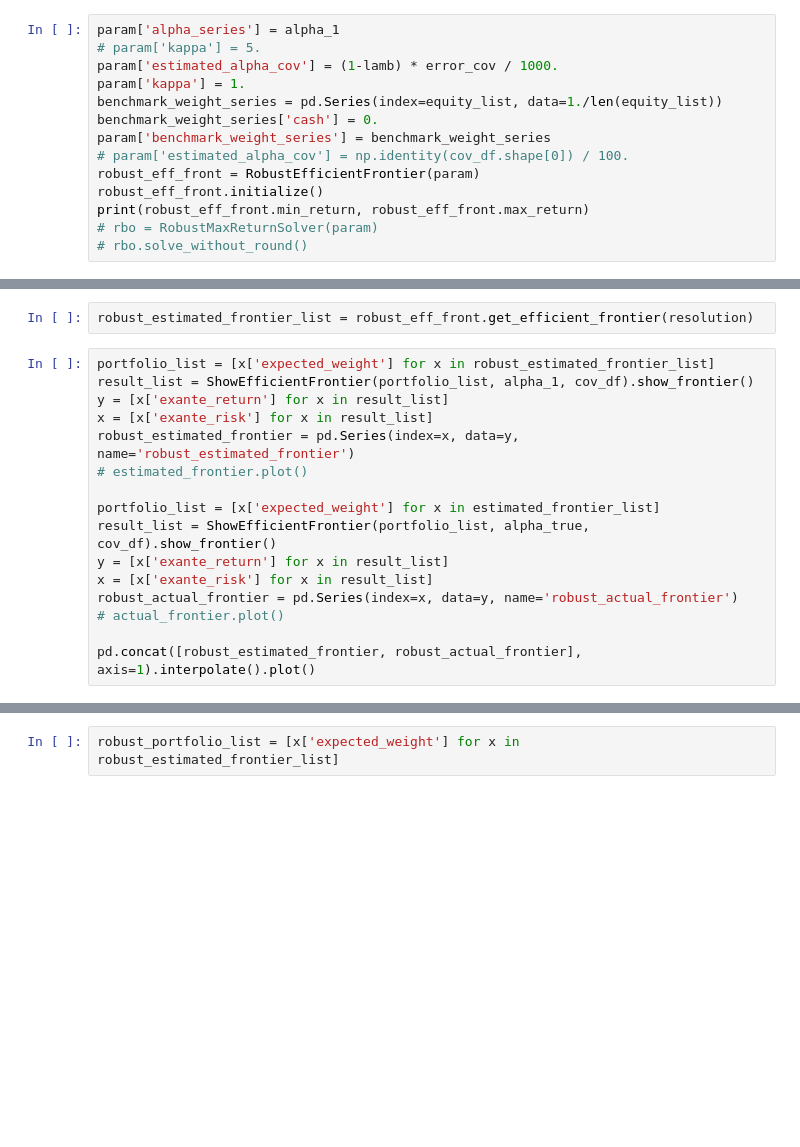
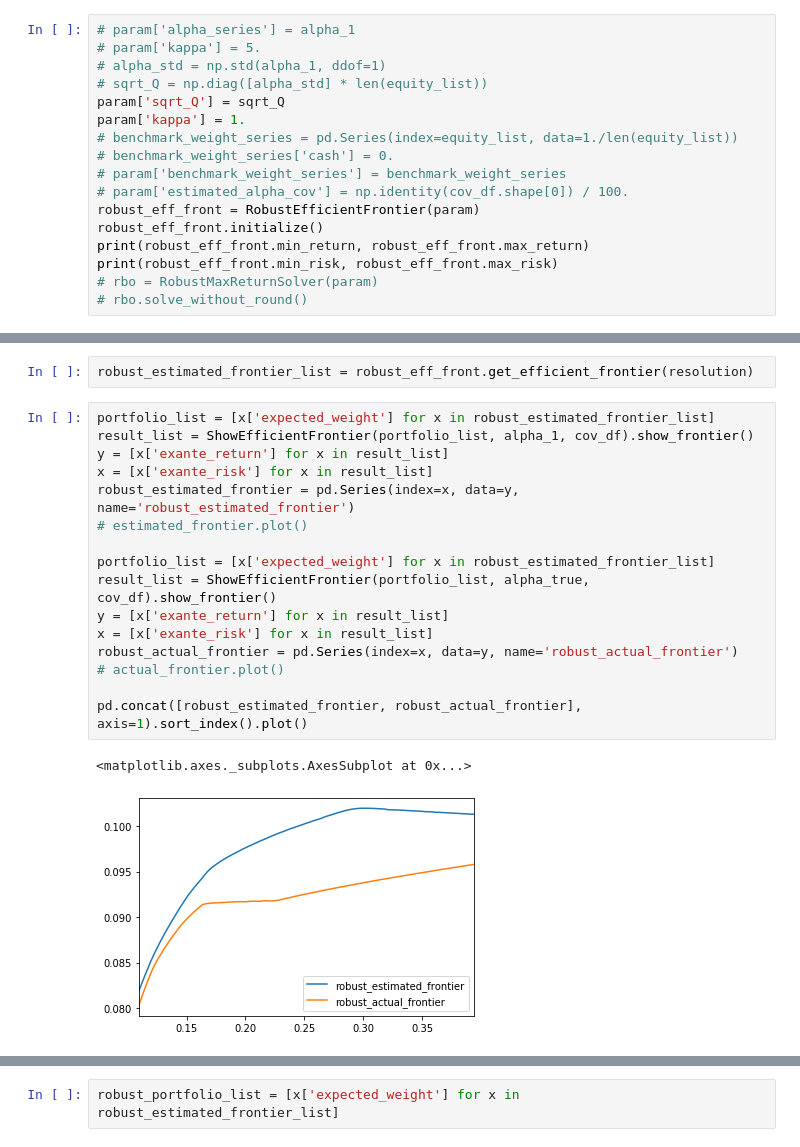
Before and after one commit to Casey1203/axioma-paper, a Jupyter notebook: rbo.ipynb, the cells around one changed output, grey strips where cells are left out. Cells and saved outputs as stored; diff of their text form; blank space fills up the shorter version.

```diff
--- a/rbo.ipynb
+++ b/rbo.ipynb
@@ -224,14 +294,17 @@ lamb = 0.25
 # %%
-param['alpha_series'] = alpha_1
+# param['alpha_series'] = alpha_1
 # param['kappa'] = 5.
-param['estimated_alpha_cov'] = (1-lamb) * error_cov / 1000.
+# alpha_std = np.std(alpha_1, ddof=1)
+# sqrt_Q = np.diag([alpha_std] * len(equity_list))
+param['sqrt_Q'] = sqrt_Q
 param['kappa'] = 1.
-benchmark_weight_series = pd.Series(index=equity_list, data=1./len(equity_list))
-benchmark_weight_series['cash'] = 0.
-param['benchmark_weight_series'] = benchmark_weight_series
+# benchmark_weight_series = pd.Series(index=equity_list, data=1./len(equity_list))
+# benchmark_weight_series['cash'] = 0.
+# param['benchmark_weight_series'] = benchmark_weight_series
 # param['estimated_alpha_cov'] = np.identity(cov_df.shape[0]) / 100.
 robust_eff_front = RobustEfficientFrontier(param)
 robust_eff_front.initialize()
 print(robust_eff_front.min_return, robust_eff_front.max_return)
+print(robust_eff_front.min_risk, robust_eff_front.max_risk)
 # rbo = RobustMaxReturnSolver(param)
 # rbo.solve_without_round()
@@ -250,16 +335,19 @@ robust_estimated_frontier_list = robust_eff_front.get_efficient_frontier(resolut
 # %%
 portfolio_list = [x['expected_weight'] for x in robust_estimated_frontier_list]
 result_list = ShowEfficientFrontier(portfolio_list, alpha_1, cov_df).show_frontier()
 y = [x['exante_return'] for x in result_list]
 x = [x['exante_risk'] for x in result_list]
 robust_estimated_frontier = pd.Series(index=x, data=y, name='robust_estimated_frontier')
 # estimated_frontier.plot()
 
-portfolio_list = [x['expected_weight'] for x in estimated_frontier_list]
+portfolio_list = [x['expected_weight'] for x in robust_estimated_frontier_list]
 result_list = ShowEfficientFrontier(portfolio_list, alpha_true, cov_df).show_frontier()
 y = [x['exante_return'] for x in result_list]
 x = [x['exante_risk'] for x in result_list]
 robust_actual_frontier = pd.Series(index=x, data=y, name='robust_actual_frontier')
 # actual_frontier.plot()
 
-pd.concat([robust_estimated_frontier, robust_actual_frontier], axis=1).interpolate().plot()
+pd.concat([robust_estimated_frontier, robust_actual_frontier], axis=1).sort_index().plot()
+# %% [output]
+<matplotlib.axes._subplots.AxesSubplot at 0x...>
+[figure, added]
```
Also changed, not shown: parts of 17 cells of this notebook, 4 other files.
